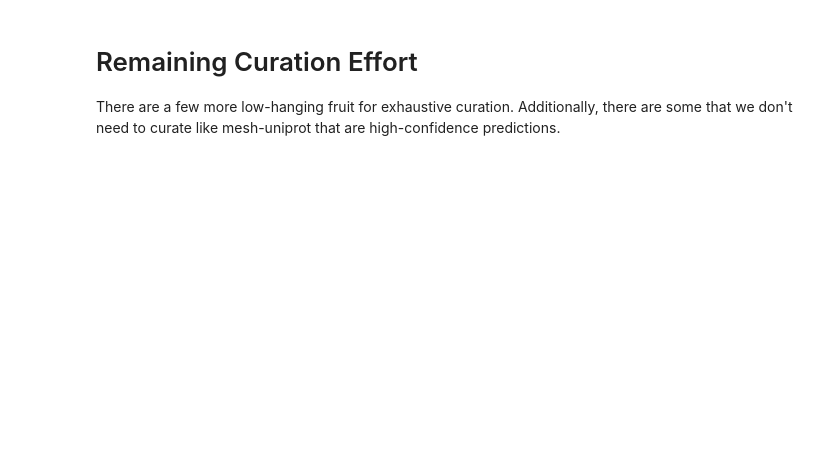
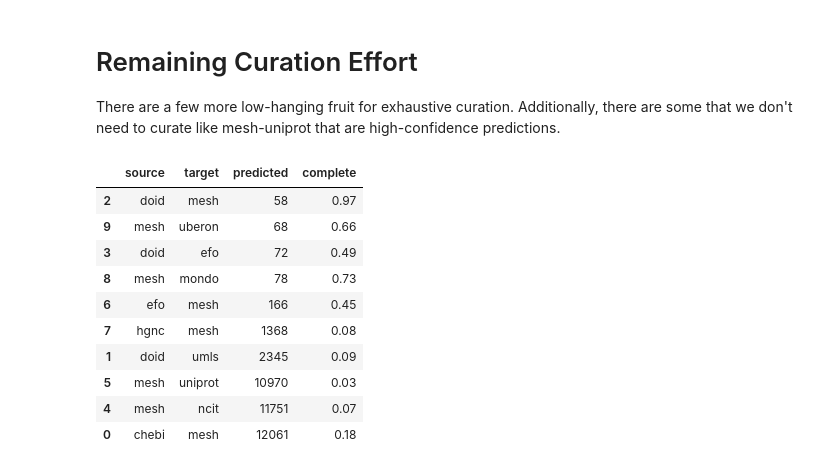
Before and after one commit to biopragmatics/biomappings, a Jupyter notebook: notebooks/curation-precision.ipynb, the cells around one changed output. Saved outputs shown, nothing was run; the diff lists cells and outputs as text; code cells hidden in the pictures; blank space fills up the shorter version.

```diff
--- a/notebooks/curation-precision.ipynb
+++ b/notebooks/curation-precision.ipynb
@@ -223,6 +214,18 @@ plt.show()
 
 There are a few more low-hanging fruit for exhaustive curation. Additionally, there are some that we don't need to curate like mesh-uniprot that are high-confidence predictions.
 # %%
-df2[df2["predicted"] > 0].reset_index()[["source", "target", "predicted", "complete"]].sort_values(
-    "predicted"
-)
+pairs_df[pairs_df["predicted"] > 0].reset_index()[
+    ["source", "target", "predicted", "complete"]
+].sort_values("predicted")
+# %% [output]
+|  | source | target | predicted | complete |
+| 2 | doid | mesh | 58 | 0.97 |
+| 9 | mesh | uberon | 68 | 0.66 |
+| 3 | doid | efo | 72 | 0.49 |
+| 8 | mesh | mondo | 78 | 0.73 |
+| 6 | efo | mesh | 166 | 0.45 |
+| 7 | hgnc | mesh | 1368 | 0.08 |
+| 1 | doid | umls | 2345 | 0.09 |
+| 5 | mesh | uniprot | 10970 | 0.03 |
+| 4 | mesh | ncit | 11751 | 0.07 |
+| 0 | chebi | mesh | 12061 | 0.18 |
```
Also changed, not shown: parts of 10 cells of this notebook, 1 other file.
